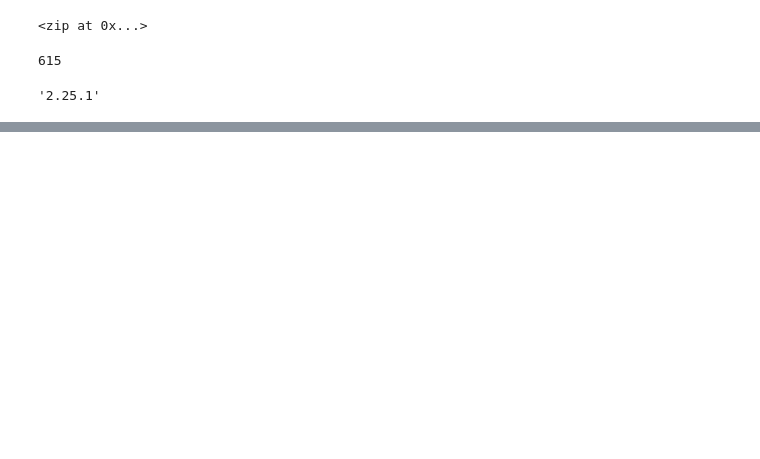
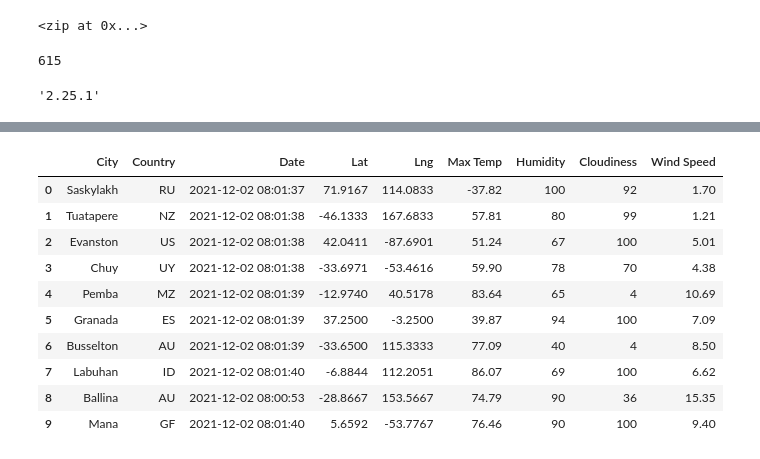
Before and after one commit to dyl-lee/World-Weather-Analysis, a Jupyter notebook: WeatherPy.ipynb, the cells around one changed output, grey strips where cells are left out. Cells and saved outputs as stored; diff of their text form; code cells hidden in the pictures; blank space fills up the shorter version.

```diff
--- a/WeatherPy.ipynb
+++ b/WeatherPy.ipynb
@@ -131,0 +144,16 @@ len(city_data)
+# %%
+new_column_order = ['City', 'Country', 'Date', 'Lat', 'Lng', 'Max Temp', 'Humidity', 'Cloudiness', 'Wind Speed']
+city_data_df = city_data_df[new_column_order]
+city_data_df.head(10)
+# %% [output]
+|  | City | Country | Date | Lat | Lng | Max Temp | Humidity | Cloudiness | Wind Speed |
+| 0 | Saskylakh | RU | 2021-12-02 08:01:37 | 71.9167 | 114.0833 | -37.82 | 100 | 92 | 1.70 |
+| 1 | Tuatapere | NZ | 2021-12-02 08:01:38 | -46.1333 | 167.6833 | 57.81 | 80 | 99 | 1.21 |
+| 2 | Evanston | US | 2021-12-02 08:01:38 | 42.0411 | -87.6901 | 51.24 | 67 | 100 | 5.01 |
+| 3 | Chuy | UY | 2021-12-02 08:01:38 | -33.6971 | -53.4616 | 59.90 | 78 | 70 | 4.38 |
+| 4 | Pemba | MZ | 2021-12-02 08:01:39 | -12.9740 | 40.5178 | 83.64 | 65 | 4 | 10.69 |
+| 5 | Granada | ES | 2021-12-02 08:01:39 | 37.2500 | -3.2500 | 39.87 | 94 | 100 | 7.09 |
+| 6 | Busselton | AU | 2021-12-02 08:01:39 | -33.6500 | 115.3333 | 77.09 | 40 | 4 | 8.50 |
+| 7 | Labuhan | ID | 2021-12-02 08:01:40 | -6.8844 | 112.2051 | 86.07 | 69 | 100 | 6.62 |
+| 8 | Ballina | AU | 2021-12-02 08:00:53 | -28.8667 | 153.5667 | 74.79 | 90 | 36 | 15.35 |
+| 9 | Mana | GF | 2021-12-02 08:01:40 | 5.6592 | -53.7767 | 76.46 | 90 | 100 | 9.40 |
```
Also changed, not shown: parts of 9 cells of this notebook, 2 other files.
